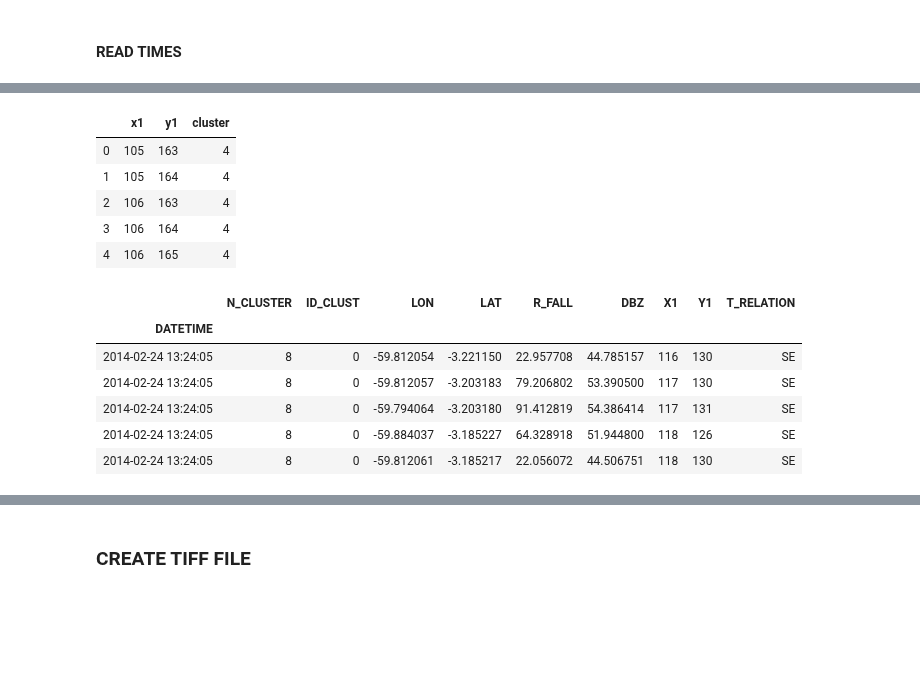
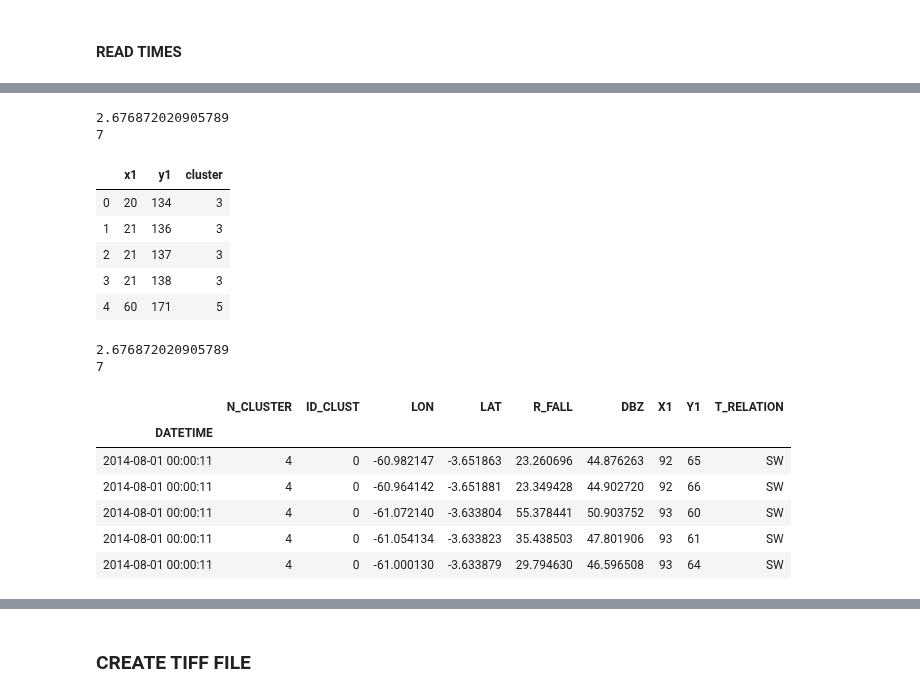
Before and after one commit to helvecioneto/CAP-394, a Jupyter notebook: 02-GEOTRACK.ipynb, the cells around one changed output, grey strips where cells are left out. Saved outputs shown, nothing was run; the diff lists cells and outputs as text; code cells hidden in the pictures; blank space fills up the shorter version.

```diff
--- a/02-GEOTRACK.ipynb
+++ b/02-GEOTRACK.ipynb
@@ -149,0 +166,39 @@ def pre_processing(time):
+# %%
+def clusterization(lim):
+    te = lim.copy()
+
+    if len(te) < 2:
+        return None
+
+    best_bdt = estimate_bandwidth(te, quantile=0.05, n_samples=None, random_state=0, n_jobs=None)
+    ms,bdt = 0,0
+    while (ms <= best_bdt):
+        ms = estimate_bandwidth(te, quantile=bdt, n_samples=None, random_state=0, n_jobs=None)
+        print(ms)
+        bdt += 0.01
+
+    bandwidth = ms
+#     print(bdt)
+
+#         if estimate_bandwidth(te, quantile=bdt, n_samples=None, random_state=0, n_jobs=None) < 2.67:
+#         bdt +=0.01
+
+#     ms = MeanShift(bandwidth=bdt, bin_seeding=True, cluster_all=True, min_bin_freq=1,
+#     n_jobs=None, seeds=None)
+
+#     print(bdt)
+
+#     ms.fit(te)
+#     labels = ms.labels_
+#     cluster_centers = ms.cluster_centers_
+#     n_clusters_ = len(np.unique(labels))
+#     te['cluster']=labels
+#     print(n_clusters_)
+
+    return te
+# %%
+day = DAY
+time = 0
+frames = read_data(day)
+clusters = clusterization(pre_processing(frames[time]))
+clusters.head()
@@ -169,17 +243,19 @@ def clusterization(time):
     return te
 # %%
 day = DAY
-time = 15
+time = 0
 frames = read_data(day)
 clusters = clusterization(pre_processing(frames[time]))
 clusters.head()
 # %% [output]
+2.676872020905789
+7
 |  | x1 | y1 | cluster |
-| 0 | 105 | 163 | 4 |
-| 1 | 105 | 164 | 4 |
-| 2 | 106 | 163 | 4 |
-| 3 | 106 | 164 | 4 |
-| 4 | 106 | 165 | 4 |
+| 0 | 20 | 134 | 3 |
+| 1 | 21 | 136 | 3 |
+| 2 | 21 | 137 | 3 |
+| 3 | 21 | 138 | 3 |
+| 4 | 60 | 171 | 5 |
 # %%
 def tRelation(p,q):
 
@@ -250,7 +326,7 @@ def create_data(day,time,frames,clusters):
     data = data.set_index('DATETIME')
 
     # get 5 largest values from DBZ
-    largest = 3
+    largest = 4
     cdata = pd.DataFrame()
     for i in range(data['N_CLUSTER'].max()):
         ct = data.loc[data['ID_CLUST'] == i]
@@ -265,16 +341,18 @@ def create_data(day,time,frames,clusters):
     return cdata
 # %%
 day = DAY
-time = 15
+time = 0
 frames = read_data(day)
 clusters = clusterization(pre_processing(frames[time]))
 data = create_data(day,time,frames[time],clusters)
 data.head()
 # %% [output]
+2.676872020905789
+7
 |  | N_CLUSTER | ID_CLUST | LON | LAT | R_FALL | DBZ | X1 | Y1 | T_RELATION |
 | DATETIME |  |  |  |  |  |  |  |  |  |
-| 2014-02-24 13:24:05 | 8 | 0 | -59.812054 | -3.221150 | 22.957708 | 44.785157 | 116 | 130 | SE |
-| 2014-02-24 13:24:05 | 8 | 0 | -59.812057 | -3.203183 | 79.206802 | 53.390500 | 117 | 130 | SE |
-| 2014-02-24 13:24:05 | 8 | 0 | -59.794064 | -3.203180 | 91.412819 | 54.386414 | 117 | 131 | SE |
-| 2014-02-24 13:24:05 | 8 | 0 | -59.884037 | -3.185227 | 64.328918 | 51.944800 | 118 | 126 | SE |
-| 2014-02-24 13:24:05 | 8 | 0 | -59.812061 | -3.185217 | 22.056072 | 44.506751 | 118 | 130 | SE |
+| 2014-08-01 00:00:11 | 4 | 0 | -60.982147 | -3.651863 | 23.260696 | 44.876263 | 92 | 65 | SW |
+| 2014-08-01 00:00:11 | 4 | 0 | -60.964142 | -3.651881 | 23.349428 | 44.902720 | 92 | 66 | SW |
+| 2014-08-01 00:00:11 | 4 | 0 | -61.072140 | -3.633804 | 55.378441 | 50.903752 | 93 | 60 | SW |
+| 2014-08-01 00:00:11 | 4 | 0 | -61.054134 | -3.633823 | 35.438503 | 47.801906 | 93 | 61 | SW |
+| 2014-08-01 00:00:11 | 4 | 0 | -61.000130 | -3.633879 | 29.794630 | 46.596508 | 93 | 64 | SW |
```
Also changed, not shown: parts of 27 cells of this notebook.
